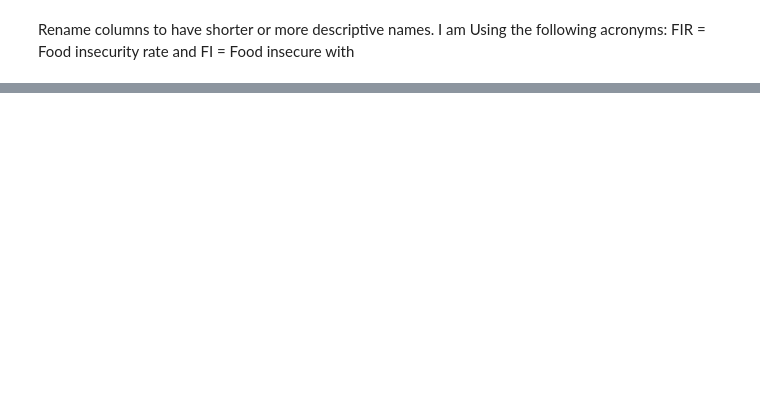
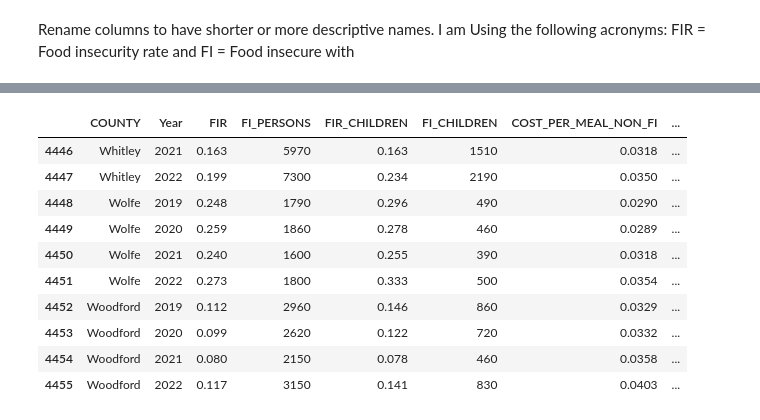
Before and after one commit to cmonjarr/Data_Project_CB, a Jupyter notebook: Data_Project_Requirement.ipynb, the cells around one changed output, grey strips where cells are left out. Drawn from its saved outputs; the diff is of its cells as text; code cells hidden in the pictures; blank space fills up the shorter version.

```diff
--- a/Data_Project_Requirement.ipynb
+++ b/Data_Project_Requirement.ipynb
@@ -301,3 +263,17 @@ mmg_2019_2022.describe
+# %%
+mmg_2019_2022.tail(10)
+# %% [output]
+|  | COUNTY | Year | FIR | FI_PERSONS | FIR_CHILDREN | FI_CHILDREN | COST_PER_MEAL_NON_FI | ... |
+| 4446 | Whitley | 2021 | 0.163 | 5970 | 0.163 | 1510 | 0.0318 | ... |
+| 4447 | Whitley | 2022 | 0.199 | 7300 | 0.234 | 2190 | 0.0350 | ... |
+| 4448 | Wolfe | 2019 | 0.248 | 1790 | 0.296 | 490 | 0.0290 | ... |
+| 4449 | Wolfe | 2020 | 0.259 | 1860 | 0.278 | 460 | 0.0289 | ... |
+| 4450 | Wolfe | 2021 | 0.240 | 1600 | 0.255 | 390 | 0.0318 | ... |
+| 4451 | Wolfe | 2022 | 0.273 | 1800 | 0.333 | 500 | 0.0354 | ... |
+| 4452 | Woodford | 2019 | 0.112 | 2960 | 0.146 | 860 | 0.0329 | ... |
+| 4453 | Woodford | 2020 | 0.099 | 2620 | 0.122 | 720 | 0.0332 | ... |
+| 4454 | Woodford | 2021 | 0.080 | 2150 | 0.078 | 460 | 0.0358 | ... |
+| 4455 | Woodford | 2022 | 0.117 | 3150 | 0.141 | 830 | 0.0403 | ... |
 # %%
 print(mmg_2019_2022.describe(include='all'))
 #Per the below statistics (average) it seems that that hispanic experience grearter food insecurity
```
Also changed, not shown: parts of 30 cells of this notebook, 1 other file.
